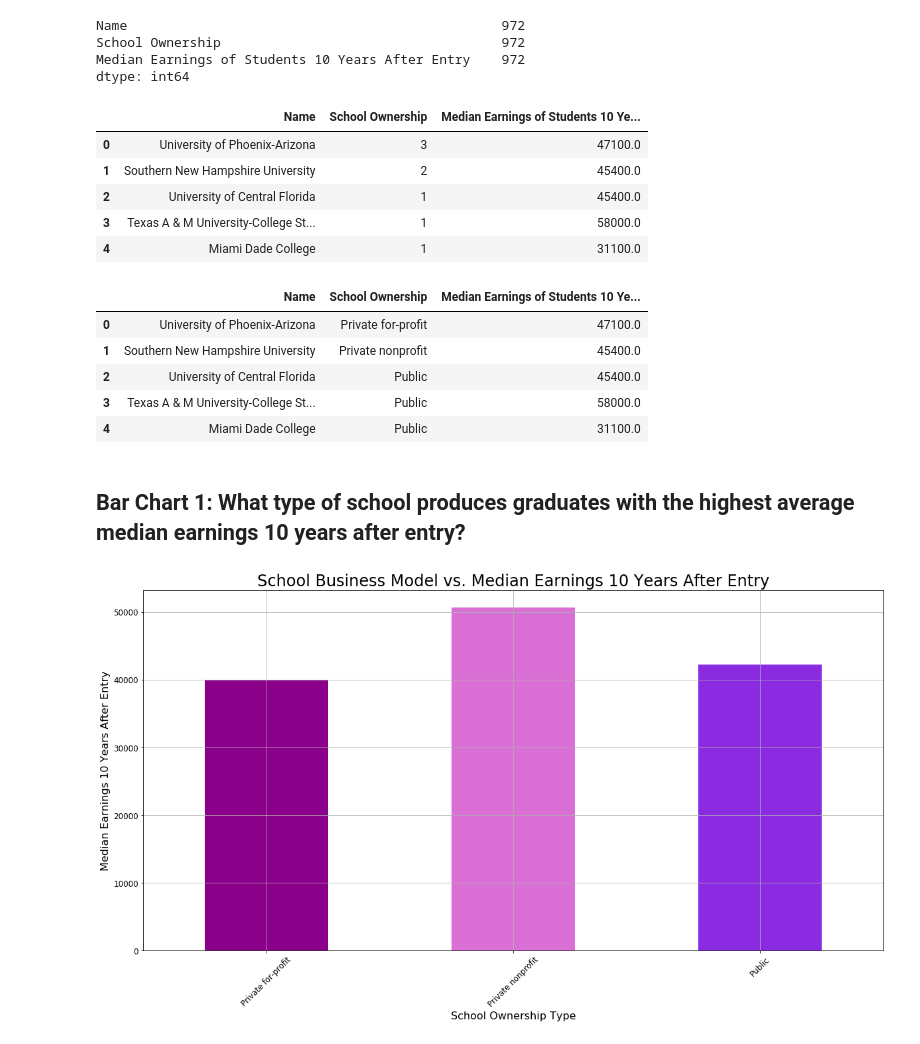
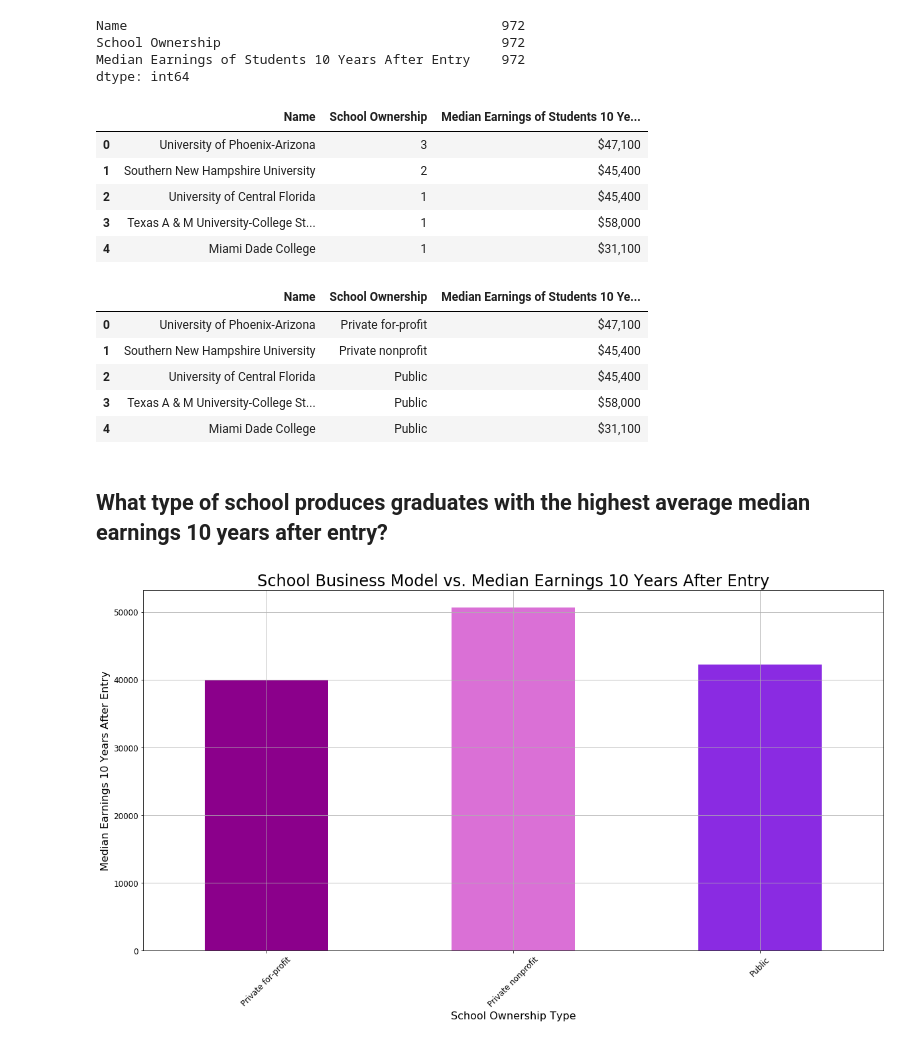
Before and after one commit to alexanderframe/CollegeAnalysis, a Jupyter notebook: Jadd_Analysis_School_Ownership_Student_Success.ipynb, the cells around one changed output. Cells and saved outputs as stored; diff of their text form; code cells hidden in the pictures.

```diff
--- a/Jadd_Analysis_School_Ownership_Student_Success.ipynb
+++ b/Jadd_Analysis_School_Ownership_Student_Success.ipynb
@@ -78,15 +78,18 @@ Name                                                972
 School Ownership                                    972
 Median Earnings of Students 10 Years After Entry    972
 dtype: int64
+# %%
+# Format dictionary to format DataFrame cells
+format_dict = {'Median Earnings of Students 10 Years After Entry':'${0:,.0f}', 'Completion Rate': '{:.2%}'}
 # %%
-ownership_earnings_DF.head()
+ownership_earnings_DF.head().style.format(format_dict)
 # %% [output]
 |  | Name | School Ownership | Median Earnings of Students 10 Ye... |
-| 0 | University of Phoenix-Arizona | 3 | 47100.0 |
-| 1 | Southern New Hampshire University | 2 | 45400.0 |
-| 2 | University of Central Florida | 1 | 45400.0 |
-| 3 | Texas A & M University-College St... | 1 | 58000.0 |
-| 4 | Miami Dade College | 1 | 31100.0 |
+| 0 | University of Phoenix-Arizona | 3 | $47,100 |
+| 1 | Southern New Hampshire University | 2 | $45,400 |
+| 2 | University of Central Florida | 1 | $45,400 |
+| 3 | Texas A & M University-College St... | 1 | $58,000 |
+| 4 | Miami Dade College | 1 | $31,100 |
 # %%
 # Create dictionary to map integer values to school ownership type categories.
 school_ownership_dict = {1: "Public",
@@ -97,14 +100,14 @@ school_ownership_dict = {1: "Public",
 # Replace DataFrame column and use map() method to map School Ownership code to category string values.
 ownership_earnings_DF['School Ownership'] = ownership_earnings_DF['School Ownership'].map(school_ownership_dict)
 # %%
-ownership_earnings_DF.head()
+ownership_earnings_DF.head().style.format(format_dict)
 # %% [output]
 |  | Name | School Ownership | Median Earnings of Students 10 Ye... |
-| 0 | University of Phoenix-Arizona | Private for-profit | 47100.0 |
-| 1 | Southern New Hampshire University | Private nonprofit | 45400.0 |
-| 2 | University of Central Florida | Public | 45400.0 |
-| 3 | Texas A & M University-College St... | Public | 58000.0 |
-| 4 | Miami Dade College | Public | 31100.0 |
+| 0 | University of Phoenix-Arizona | Private for-profit | $47,100 |
+| 1 | Southern New Hampshire University | Private nonprofit | $45,400 |
+| 2 | University of Central Florida | Public | $45,400 |
+| 3 | Texas A & M University-College St... | Public | $58,000 |
+| 4 | Miami Dade College | Public | $31,100 |
 # %% [markdown]
-## Bar Chart 1: What type of school produces graduates with the highest average median earnings 10 years after entry?
+## What type of school produces graduates with the highest average median earnings 10 years after entry?
 # %%
```
Also changed, not shown: parts of 27 cells of this notebook.
